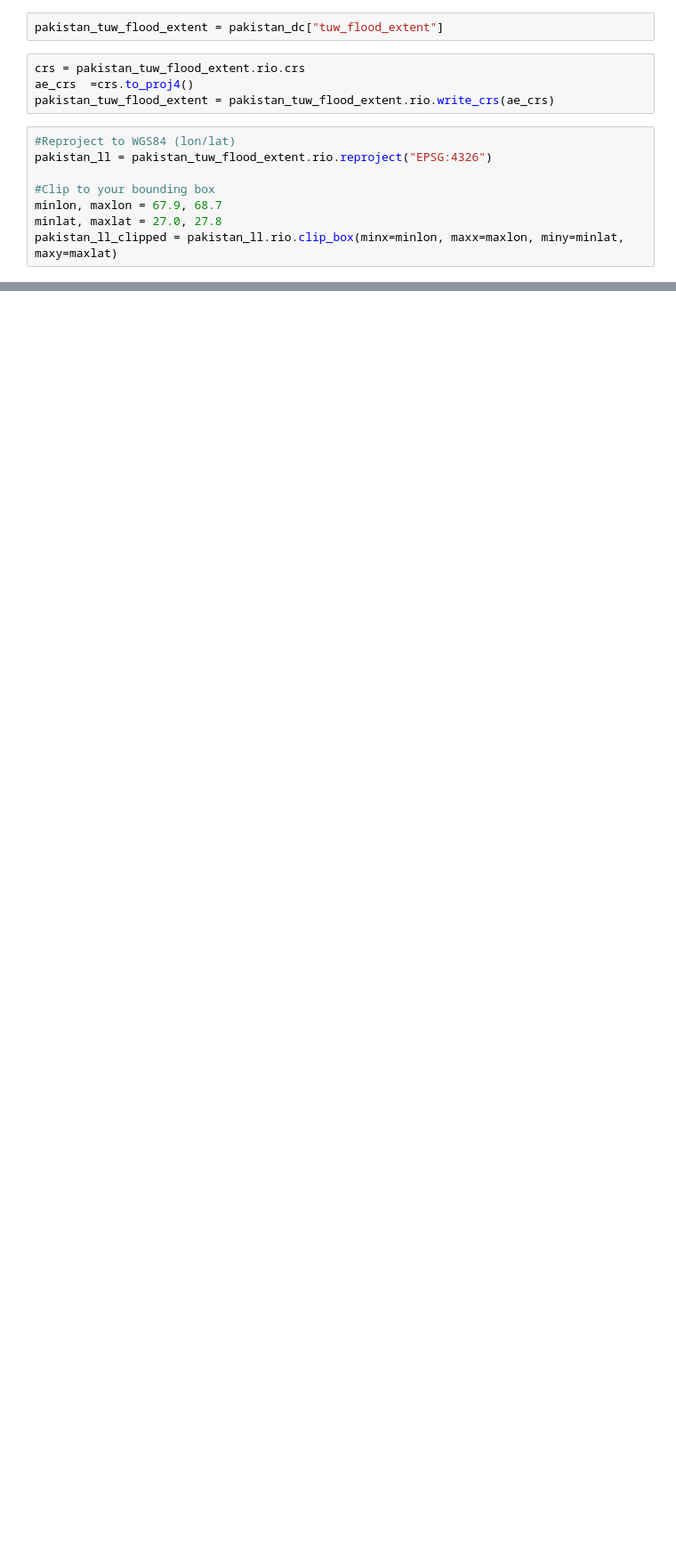
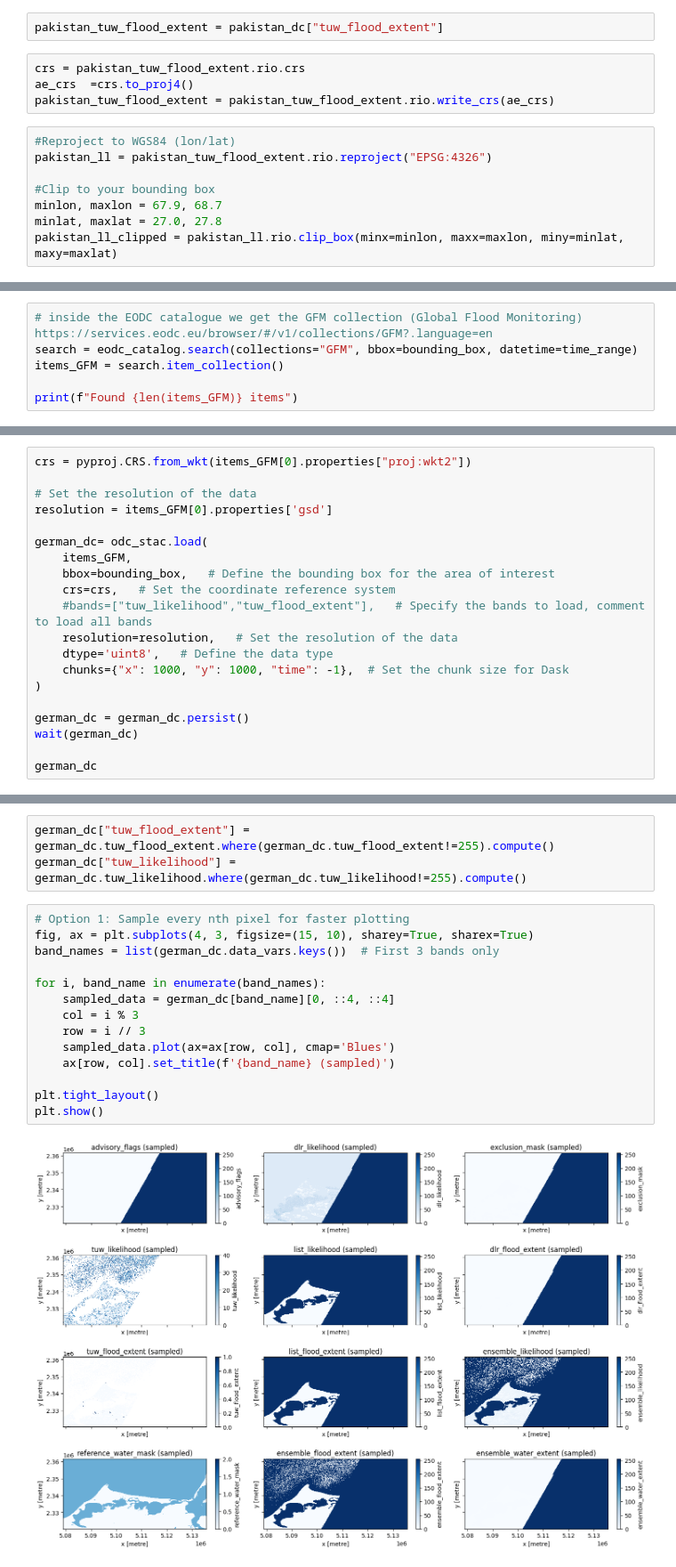
Before and after one commit to RabDou44/RemoteSensing-InterdisciplinaryProject, a Jupyter notebook: dynamic-flood-visualization/visualizations/jakob/GEO_map.ipynb, the cells around one changed output, grey strips where cells are left out. Shown: that part at 89% size. Drawn from its saved outputs; the diff is of its cells as text; blank space fills up the shorter version.

Commit message:
added germany to geo map

```diff
--- a/dynamic-flood-visualization/visualizations/jakob/GEO_map.ipynb
+++ b/dynamic-flood-visualization/visualizations/jakob/GEO_map.ipynb
@@ -200,0 +204,6 @@ BokehModel(combine_events=True, render_bundle={'docs_json': {'0ccd076c-6d53-45c3
+# %%
+# inside the EODC catalogue we get the GFM collection (Global Flood Monitoring) https://services.eodc.eu/browser/#/v1/collections/GFM?.language=en
+search = eodc_catalog.search(collections="GFM", bbox=bounding_box, datetime=time_range)
+items_GFM = search.item_collection()
+
+print(f"Found {len(items_GFM)} items")
@@ -200,0 +212,20 @@ BokehModel(combine_events=True, render_bundle={'docs_json': {'0ccd076c-6d53-45c3
+# %%
+crs = pyproj.CRS.from_wkt(items_GFM[0].properties["proj:wkt2"])
+
+# Set the resolution of the data
+resolution = items_GFM[0].properties['gsd']
+
+german_dc= odc_stac.load(
+    items_GFM,
+    bbox=bounding_box,   # Define the bounding box for the area of interest
+    crs=crs,   # Set the coordinate reference system
+    #bands=["tuw_likelihood","tuw_flood_extent"],   # Specify the bands to load, comment to load all bands
+    resolution=resolution,   # Set the resolution of the data
+    dtype='uint8',   # Define the data type
+    chunks={"x": 1000, "y": 1000, "time": -1},  # Set the chunk size for Dask
+)
+
+german_dc = german_dc.persist()
+wait(german_dc)
+
+german_dc
@@ -200,0 +253,19 @@ BokehModel(combine_events=True, render_bundle={'docs_json': {'0ccd076c-6d53-45c3
+# %%
+german_dc["tuw_flood_extent"] = german_dc.tuw_flood_extent.where(german_dc.tuw_flood_extent!=255).compute()
+german_dc["tuw_likelihood"] = german_dc.tuw_likelihood.where(german_dc.tuw_likelihood!=255).compute()
+# %%
+# Option 1: Sample every nth pixel for faster plotting
+fig, ax = plt.subplots(4, 3, figsize=(15, 10), sharey=True, sharex=True)
+band_names = list(german_dc.data_vars.keys())  # First 3 bands only
+
+for i, band_name in enumerate(band_names):
+    sampled_data = german_dc[band_name][0, ::4, ::4]
+    col = i % 3
+    row = i // 3
+    sampled_data.plot(ax=ax[row, col], cmap='Blues')
+    ax[row, col].set_title(f'{band_name} (sampled)')
+
+plt.tight_layout()
+plt.show()
+# %% [output]
+[figure, added]
```
Also changed, not shown: parts of 12 cells of this notebook.
